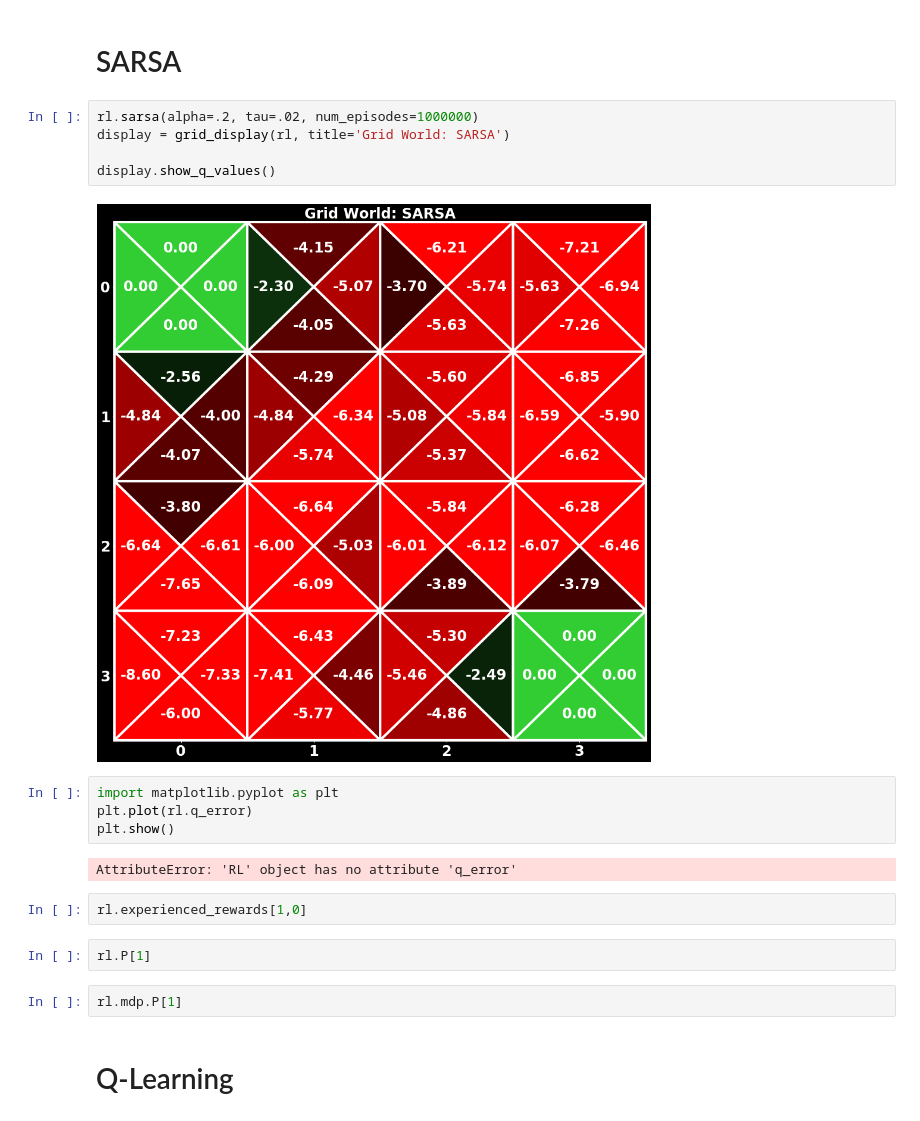
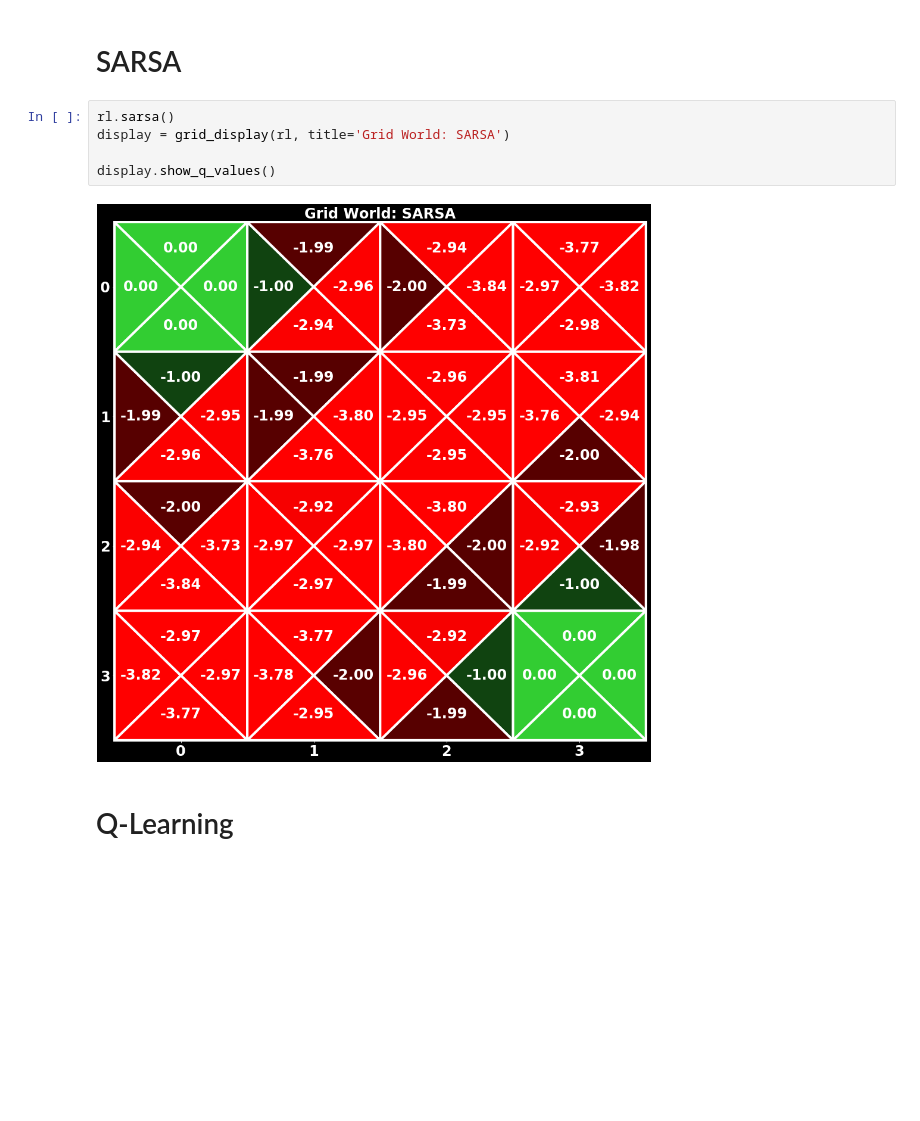
Before and after one commit to fiezt/Reinforcement-Learning, a Jupyter notebook: code/RL.ipynb, the cells around one changed output. Cells and saved outputs as stored; diff of their text form; blank space fills up the shorter version.

```diff
--- a/code/RL.ipynb
+++ b/code/RL.ipynb
@@ -70,24 +65,12 @@ display.show_q_values()
 # %% [markdown]
 # SARSA
 # %%
-rl.sarsa(alpha=.2, tau=.02, num_episodes=1000000)
+rl.sarsa()
 display = grid_display(rl, title='Grid World: SARSA')
 
 display.show_q_values()
 # %% [output]
-[figure, old version]
+[figure, new version]
-# %%
-import matplotlib.pyplot as plt
-plt.plot(rl.q_error)
-plt.show()
-# %% [output]
-AttributeError: 'RL' object has no attribute 'q_error'
-# %%
-rl.experienced_rewards[1,0]
-# %%
-rl.P[1]
-# %%
-rl.mdp.P[1]
 # %% [markdown]
 # Q-Learning
 # %%
```
Also changed, not shown: parts of 22 cells of this notebook, 3 other files.
